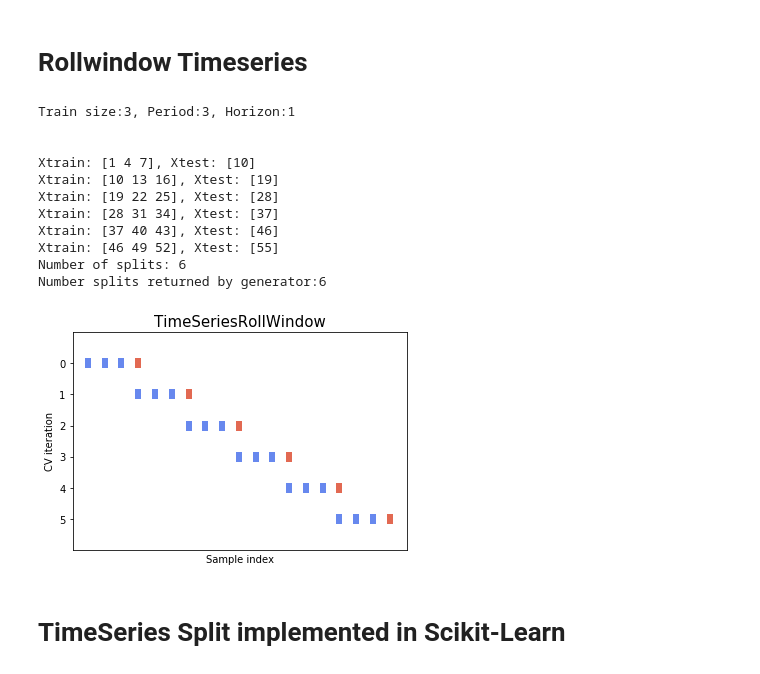
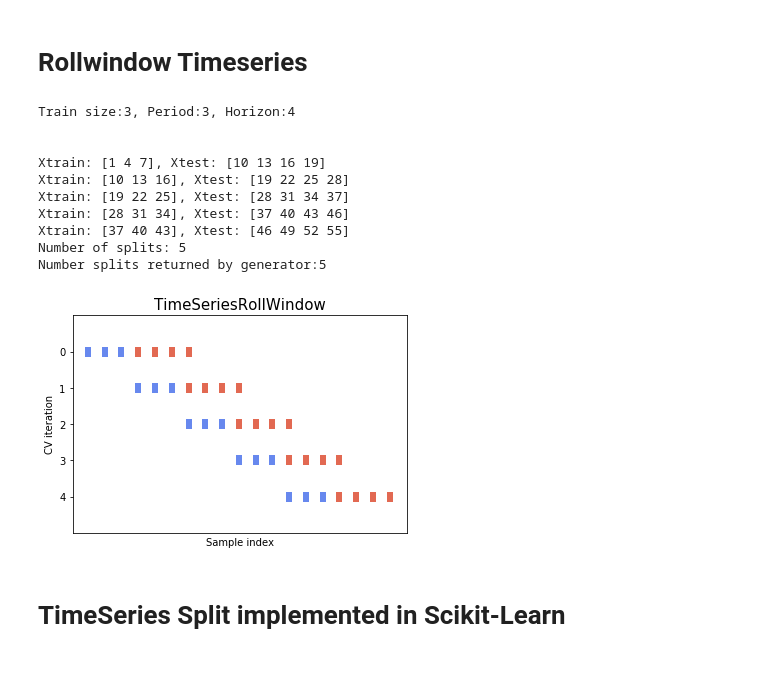
Before and after one commit to SergioEanX/Cv-TimeSeries-ScikitLearn, a Jupyter notebook: RollingWindowCV.ipynb, the cells around one changed output. Drawn from its saved outputs; the diff is of its cells as text; code cells hidden in the pictures.

```diff
--- a/RollingWindowCV.ipynb
+++ b/RollingWindowCV.ipynb
@@ -309,37 +309,36 @@ class TimeSeriesRollWindow:
             if (indices[-1] - (endTrain + self.horizon)) < 0:
                 break
 # %%
-train_size_ts, step_ts, horizon_ts = 3, 3, 1
+train_size_ts, step_ts, horizon_ts = 3, 3, 4
 
 rw_ts = TimeSeriesRollWindow(train_size=train_size_ts, shift_step=step_ts, horizon=horizon_ts)
 
 print(f"\nTrain size:{train_size_ts}, Period:{step_ts}, Horizon:{horizon_ts}\n\n")
 
 for i, (tr, tt) in enumerate(rw_ts.split(X)):
     print(f"Xtrain: {X[tr]}, Xtest: {X[tt]}")
 
 print(f'Number of splits: {rw_ts.get_n_splits(X)}')
 
 # iterate generator to count number splits
 n_splits_ts = sum(1 for _ in rw_ts.split(X))
 print(f'Number splits returned by generator:{n_splits_ts}')
 
 fig, ax = plt.subplots()
 _ = plot_cv_indices(rw_ts, X, None, ax, n_splits_ts)
 # ax.set_title('')
 # %% [output]
-Train size:3, Period:3, Horizon:1
+Train size:3, Period:3, Horizon:4
 
 
-Xtrain: [1 4 7], Xtest: [10]
-Xtrain: [10 13 16], Xtest: [19]
-Xtrain: [19 22 25], Xtest: [28]
-Xtrain: [28 31 34], Xtest: [37]
-Xtrain: [37 40 43], Xtest: [46]
-Xtrain: [46 49 52], Xtest: [55]
-Number of splits: 6
-Number splits returned by generator:6
+Xtrain: [1 4 7], Xtest: [10 13 16 19]
+Xtrain: [10 13 16], Xtest: [19 22 25 28]
+Xtrain: [19 22 25], Xtest: [28 31 34 37]
+Xtrain: [28 31 34], Xtest: [37 40 43 46]
+Xtrain: [37 40 43], Xtest: [46 49 52 55]
+Number of splits: 5
+Number splits returned by generator:5
-[figure, old version]
+[figure, new version]
 # %% [markdown]
 # TimeSeries Split implemented in Scikit-Learn
 # %%
```
